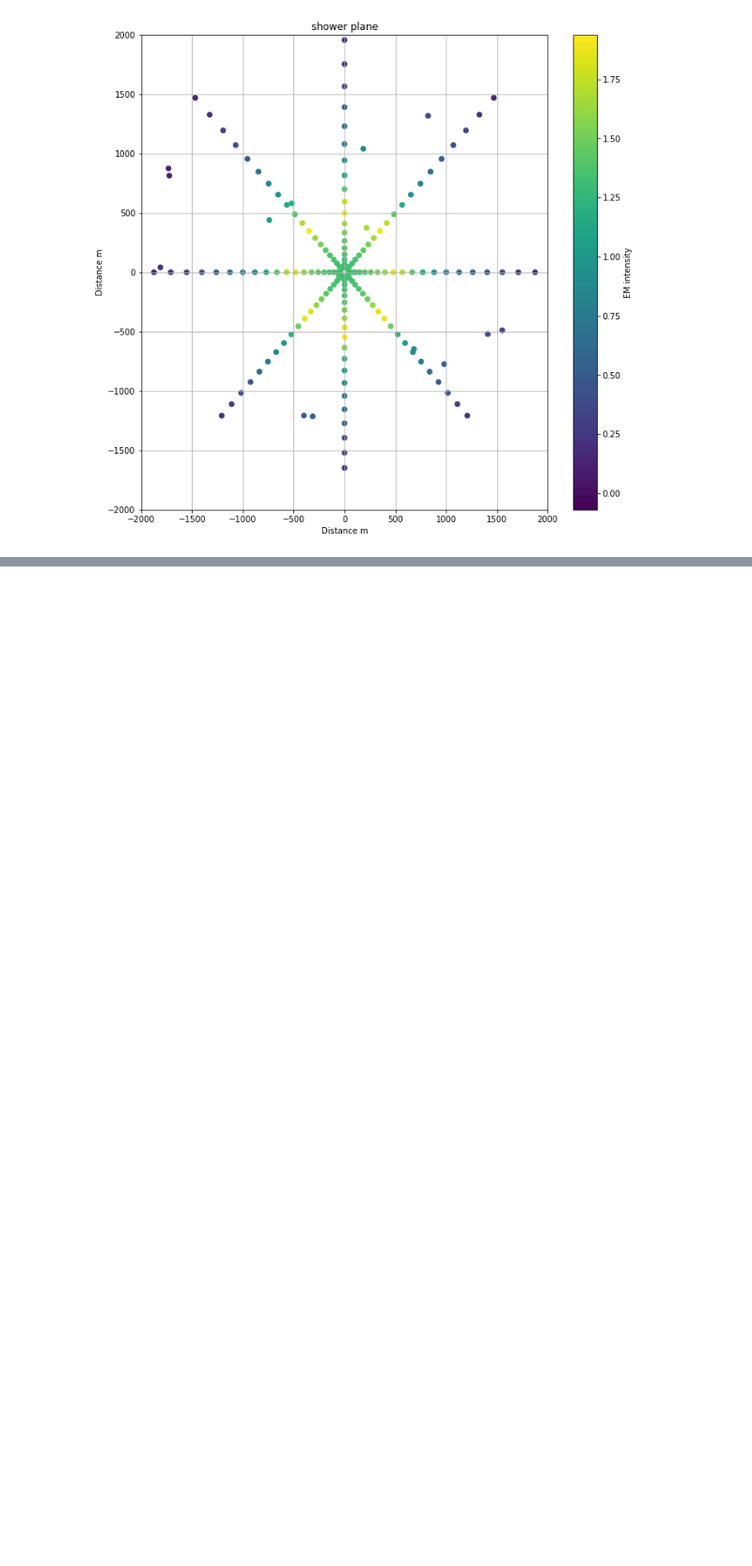
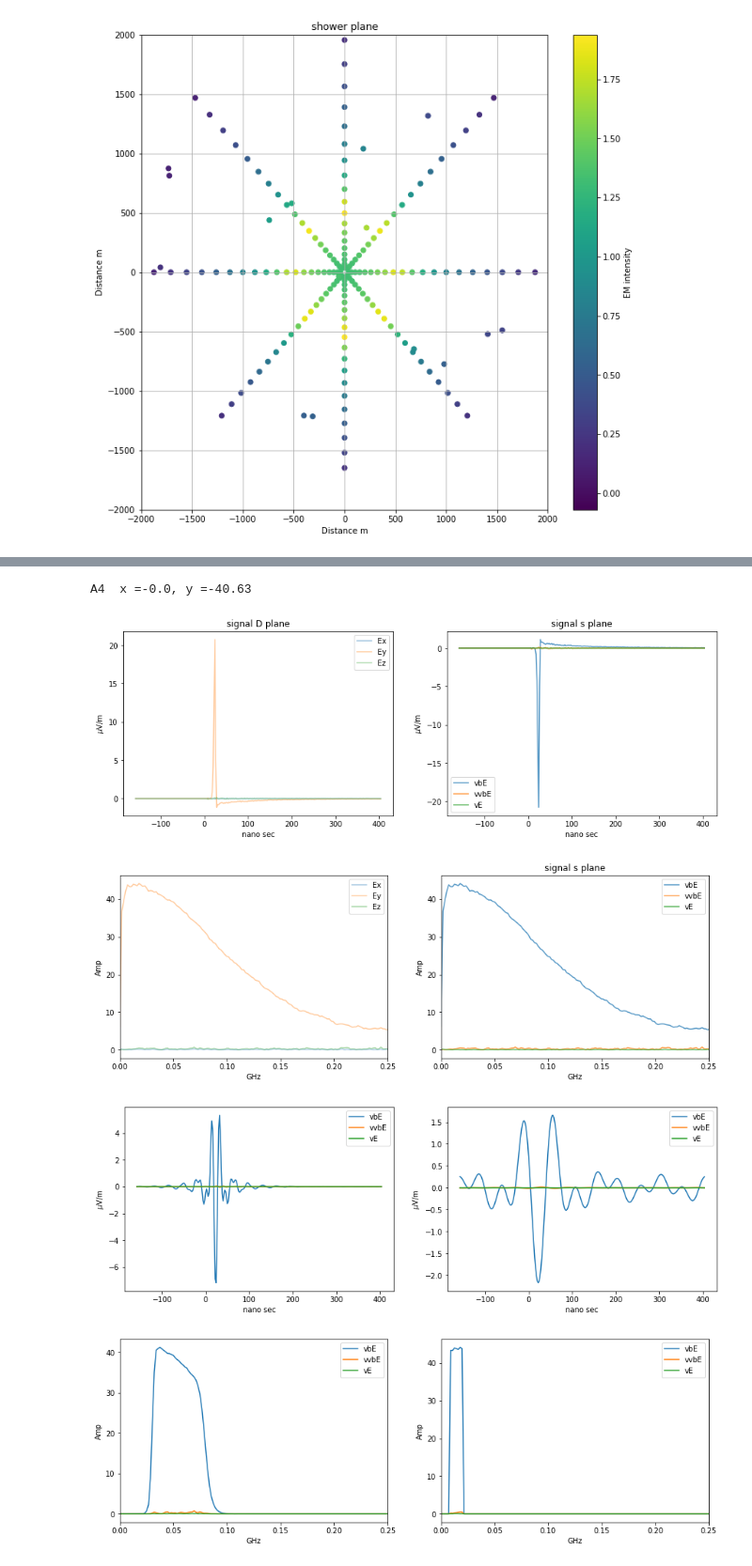
Before and after one commit to abwembya/D2Splane2, a Jupyter notebook: shower_plane.ipynb, the cells around one changed output, grey strips where cells are left out. Shown: that part at 94% size. Saved outputs shown, nothing was run; the diff lists cells and outputs as text; code cells hidden in the pictures; blank space fills up the shorter version.

```diff
--- a/shower_plane.ipynb
+++ b/shower_plane.ipynb
@@ -141,8 +141,10 @@ print(ev.zenith,ev.azimuth,ev.Binc)
 # %% [output]
 74.76 0.0 60.79
 # %%
-'''  v b vxb vxvxb '''
+
 def vxvxb(zenith,azimuth,Binc):
+    '''  v b vxb vxvxb '''
+    '''calculating v b vxb and vxvxb unit vectors for shower coordinate transformation'''
     zenith= np.deg2rad(zenith)
     azimuth = np.deg2rad(azimuth)
     Binc= np.deg2rad(Binc)
@@ -208,0 +399,9 @@ fig.set_size_inches(10.5, 10.5)
+# %%
+antenna='A4'
+plot_trac(filename, antenna)
+# %% [output]
+A4  x =-0.0, y =-40.63
+[figure, added]
+[figure, added]
+[figure, added]
+[figure, added]
```
Also changed, not shown: parts of 6 cells of this notebook.
